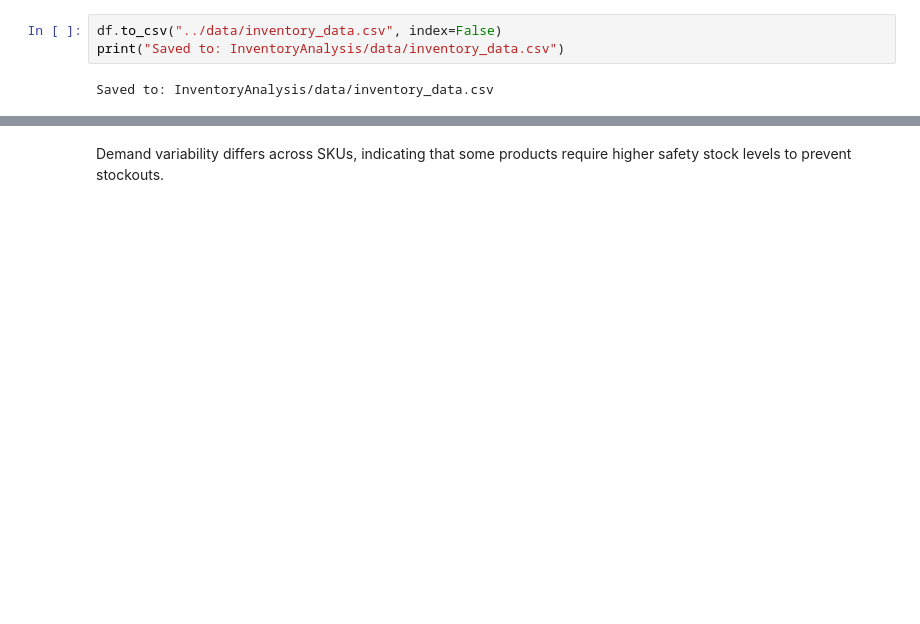
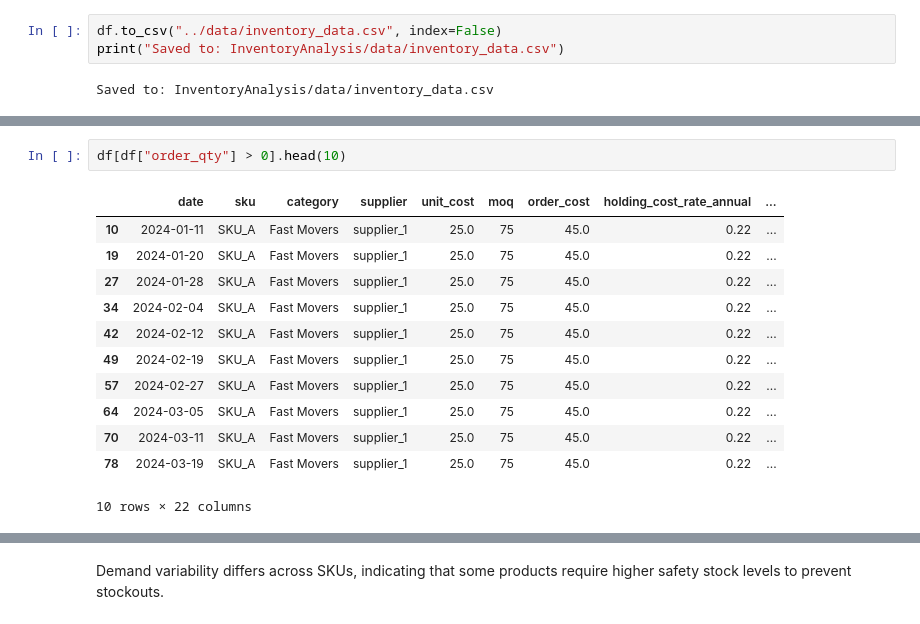
Before and after one commit to junijun/data-analytics-portfolio, a Jupyter notebook: InventoryAnalysis/notebooks/inventory_analysis.ipynb, the cells around one changed output, grey strips where cells are left out. Saved outputs shown, nothing was run; the diff lists cells and outputs as text; blank space fills up the shorter version.

```diff
--- a/InventoryAnalysis/notebooks/inventory_analysis.ipynb
+++ b/InventoryAnalysis/notebooks/inventory_analysis.ipynb
@@ -144,3 +463,18 @@ This section explores demand patterns and variability across different SKUs to u
+# %%
+df[df["order_qty"] > 0].head(10)
+# %% [output]
+|  | date | sku | category | supplier | unit_cost | moq | order_cost | holding_cost_rate_annual | ... |
+| 10 | 2024-01-11 | SKU_A | Fast Movers | supplier_1 | 25.0 | 75 | 45.0 | 0.22 | ... |
+| 19 | 2024-01-20 | SKU_A | Fast Movers | supplier_1 | 25.0 | 75 | 45.0 | 0.22 | ... |
+| 27 | 2024-01-28 | SKU_A | Fast Movers | supplier_1 | 25.0 | 75 | 45.0 | 0.22 | ... |
+| 34 | 2024-02-04 | SKU_A | Fast Movers | supplier_1 | 25.0 | 75 | 45.0 | 0.22 | ... |
+| 42 | 2024-02-12 | SKU_A | Fast Movers | supplier_1 | 25.0 | 75 | 45.0 | 0.22 | ... |
+| 49 | 2024-02-19 | SKU_A | Fast Movers | supplier_1 | 25.0 | 75 | 45.0 | 0.22 | ... |
+| 57 | 2024-02-27 | SKU_A | Fast Movers | supplier_1 | 25.0 | 75 | 45.0 | 0.22 | ... |
+| 64 | 2024-03-05 | SKU_A | Fast Movers | supplier_1 | 25.0 | 75 | 45.0 | 0.22 | ... |
+| 70 | 2024-03-11 | SKU_A | Fast Movers | supplier_1 | 25.0 | 75 | 45.0 | 0.22 | ... |
+| 78 | 2024-03-19 | SKU_A | Fast Movers | supplier_1 | 25.0 | 75 | 45.0 | 0.22 | ... |
+10 rows × 22 columns
 # %%
 df.groupby("sku")["demand"].describe()
 # %% [output]
```
Also changed, not shown: parts of 47 cells of this notebook, 1 other file.
